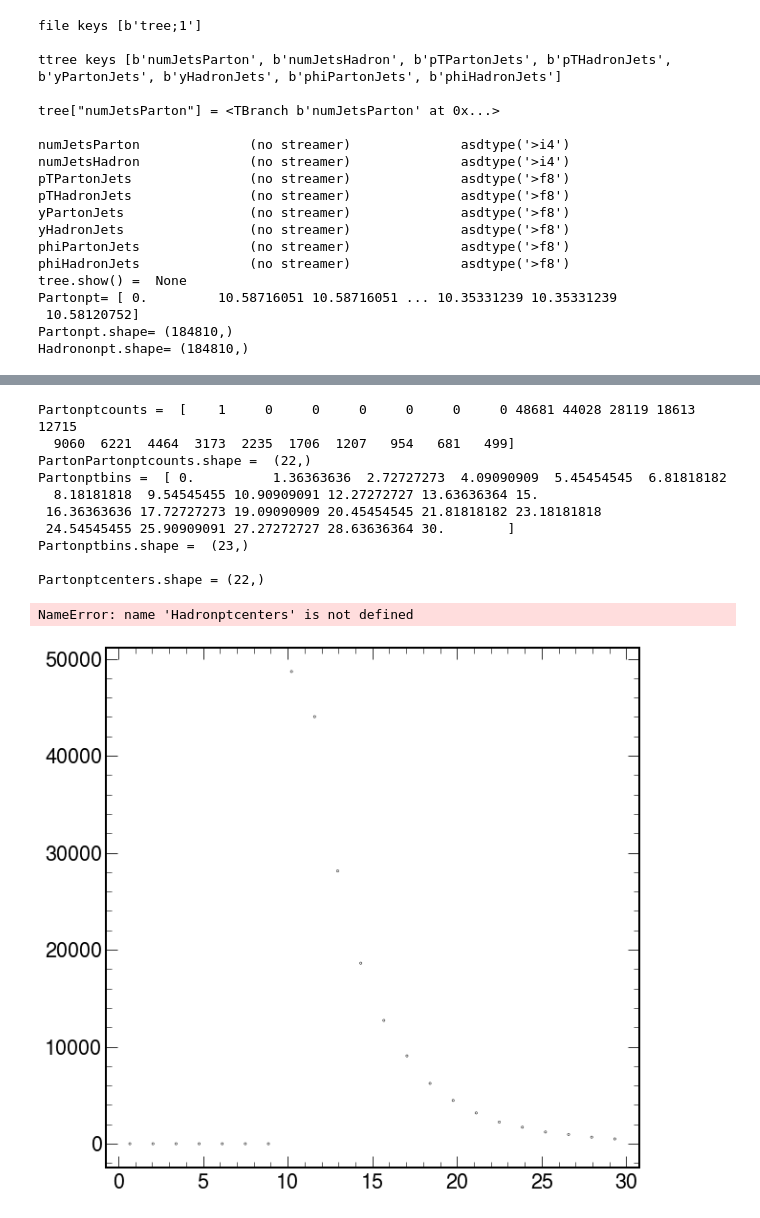
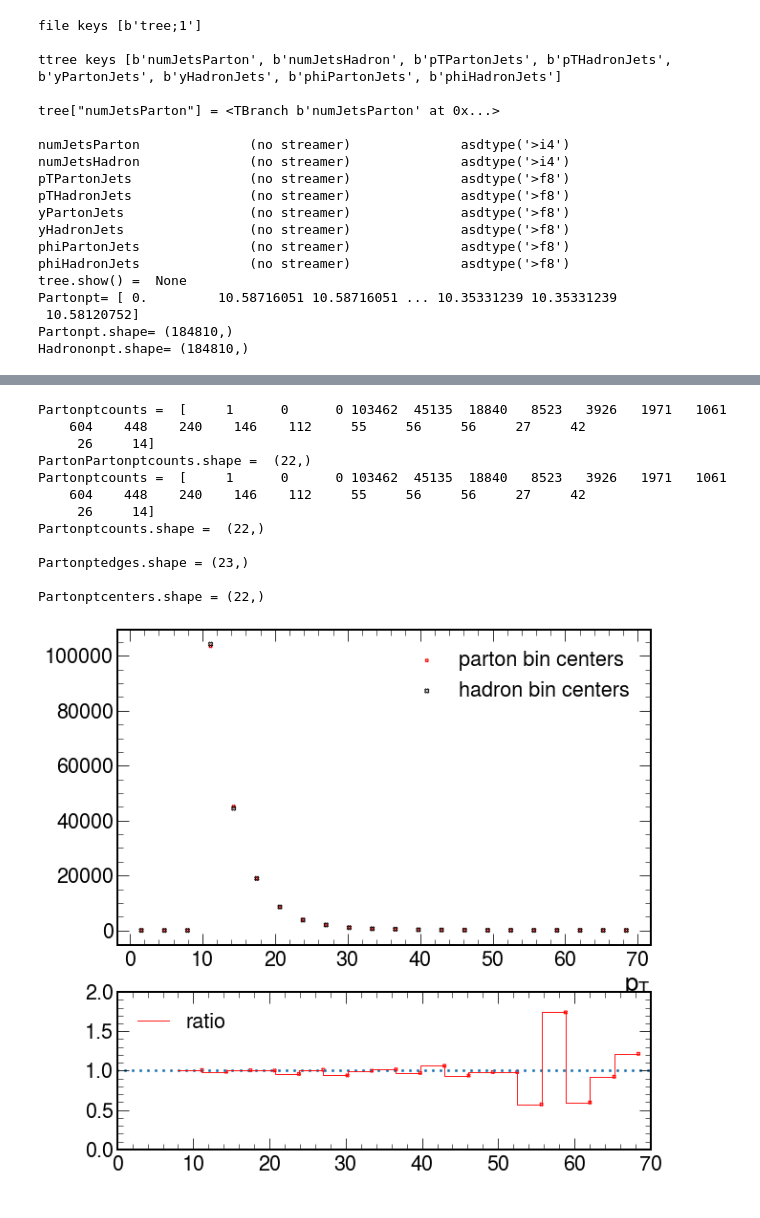
Before and after one commit to AliAlkadhim/NPC_Jets, a Jupyter notebook: pythia_tutorials/analyze_root_files.ipynb, the cells around one changed output, grey strips where cells are left out. Saved outputs shown, nothing was run; the diff lists cells and outputs as text; code cells hidden in the pictures.

```diff
--- a/pythia_tutorials/analyze_root_files.ipynb
+++ b/pythia_tutorials/analyze_root_files.ipynb
@@ -23,7 +526,7 @@ with uproot.open('Jetsoutput.root') as file:
     print('Hadrononpt.shape=', Hadronpt.shape)
 
 
-    r=(0,30)
+    r=(0,70)
     b=22
 
     plt.xlim(r)
@@ -38,24 +541,51 @@ with uproot.open('Jetsoutput.root') as file:
 
     print('\n\n\n')
     Partonptcounts, Partonptedges = np.histogram(Partonpt, bins=b, range=r)
+    Hadronptcounts, Hadronptedges = np.histogram(Hadronpt, bins=b, range=r)
+
     print('Partonptcounts = ', Partonptcounts)
     print('PartonPartonptcounts.shape = ', Partonptcounts.shape)
 
 
     Partonptcenters = (Partonptedges[1:]+Partonptedges[:-1])/2
-    Hadronptcenters = (Hadronpt[1:]+Hadronptptedges[:-1])/2
+    Hadronptcenters = (Hadronptedges[1:]+Hadronptedges[:-1])/2
 
-    print('Partonptbins = ', Partonptbins)
+    print('Partonptcounts = ', Partonptcounts)
 
-    print('Partonptbins.shape = ', Partonptbins.shape)
+    print('Partonptcounts.shape = ', Partonptcounts.shape)
+    print('\nPartonptedges.shape =' , Partonptedges.shape)
     print('\nPartonptcenters.shape =' , Partonptcenters.shape)
 
 
-    plt.scatter(Partonptcenters, Partonptcounts, label='parton bin centers',
-            color="k",facecolors='none', marker="o", s=5, linewidth=0.5)
+    fig, (ax1, ax2) = plt.subplots(2, 1, figsize=(10,10), gridspec_kw={'height_ratios': [2,1]})
 
-    plt.scatter(Hadronptcenters, Hadronptcounts, label='hadron bin centers',
-                color="k",facecolors='none', marker="o", s=5, linewidth=0.5)
+
+    ax1.scatter(Partonptcenters, Partonptcounts, label='parton bin centers',
+            color="r",facecolors='none', marker="X", s=10, linewidth=0.9)
+
+    ax1.scatter(Hadronptcenters, Hadronptcounts, label='hadron bin centers',
+                color="k",facecolors='none', marker="X", s=20, linewidth=0.9)
+
+
+    ax1.set_xlabel(r'$p_T$')
+    ax1.legend()
+
+    ratio = Hadronptcounts/Partonptcounts
+
+    ax2.scatter(Partonptcenters, ratio,
+            color="r",facecolors='none', marker="X", s=12, linewidth=0.9)
+    ax2.step(Partonptcenters, ratio, label='ratio',
+            color="r",   linewidth=0.9)
+
+    ax2.set_xlim(r)
+    ax2.set_ylim((0,1.8))
+    # ticks=np.linspace(0, 1.7, 4)
+    ticks=[0,0.5,1,1.5,2]
+    ax2.set_yticks(ticks)
+    ones=np.linspace(0,100, num=100)
+
+    ax2.scatter(ones, np.ones(100), marker="o", s=5,linewidth=0.7)
+    ax2.legend(loc='upper left')
 # %% [output]
 file keys [b'tree;1']
 
@@ -80,12 +610,13 @@ Hadrononpt.shape= (184810,)
-Partonptcounts =  [    1     0     0     0     0     0     0 48681 44028 28119 18613 12715
-  9060  6221  4464  3173  2235  1706  1207   954   681   499]
+Partonptcounts =  [     1      0      0 103462  45135  18840   8523   3926   1971   1061
+    604    448    240    146    112     55     56     56     27     42
+     26     14]
 PartonPartonptcounts.shape =  (22,)
-Partonptbins =  [ 0.          1.36363636  2.72727273  4.09090909  5.45454545  6.81818182
-  8.18181818  9.54545455 10.90909091 12.27272727 13.63636364 15.
- 16.36363636 17.72727273 19.09090909 20.45454545 21.81818182 23.18181818
- 24.54545455 25.90909091 27.27272727 28.63636364 30.        ]
-Partonptbins.shape =  (23,)
+Partonptcounts =  [     1      0      0 103462  45135  18840   8523   3926   1971   1061
+    604    448    240    146    112     55     56     56     27     42
+     26     14]
+Partonptcounts.shape =  (22,)
+
+Partonptedges.shape = (23,)
 
 Partonptcenters.shape = (22,)
-NameError: name 'Hadronptcenters' is not defined
-[figure, old version]
+[figure, new version]
```
Also changed, not shown: parts of 6 cells of this notebook, 15 other files.
